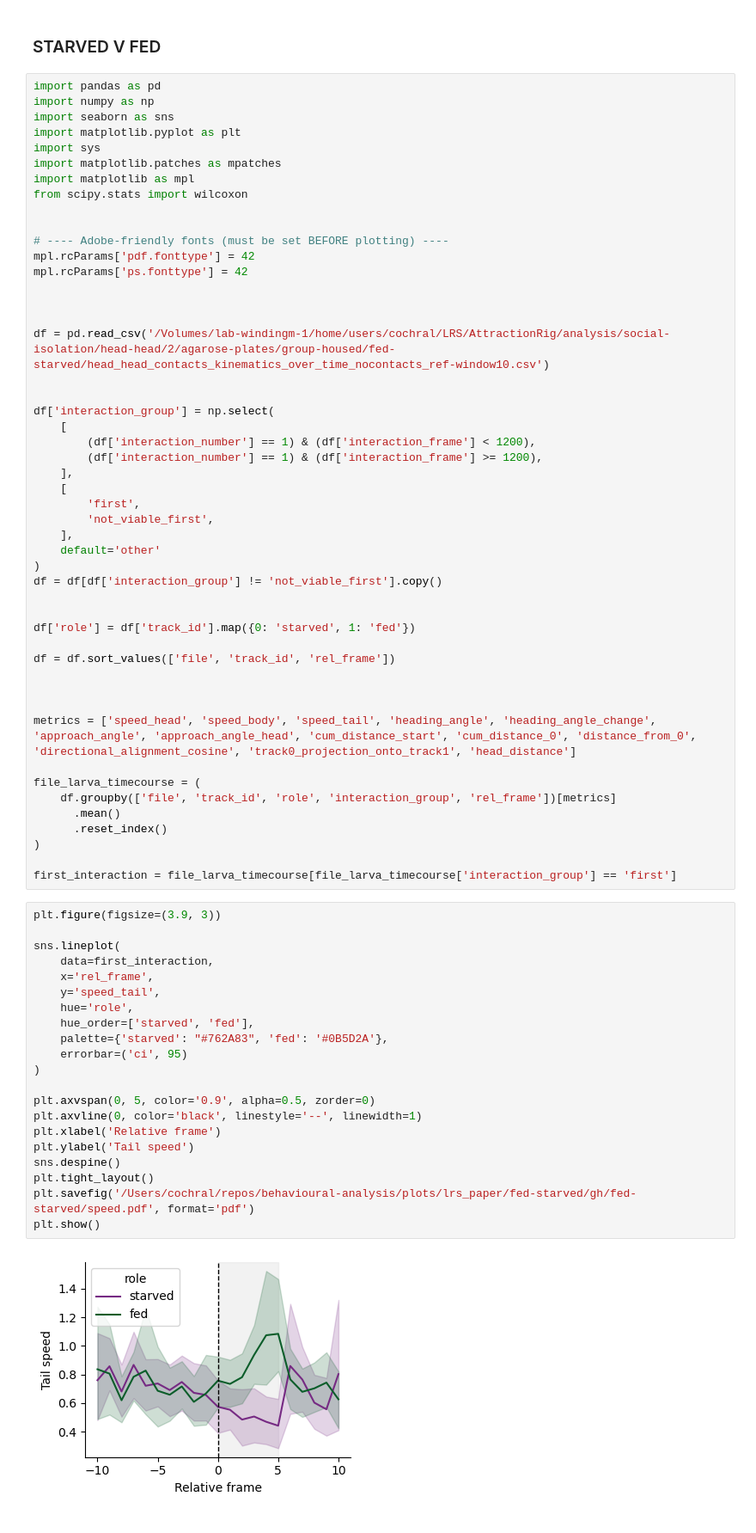
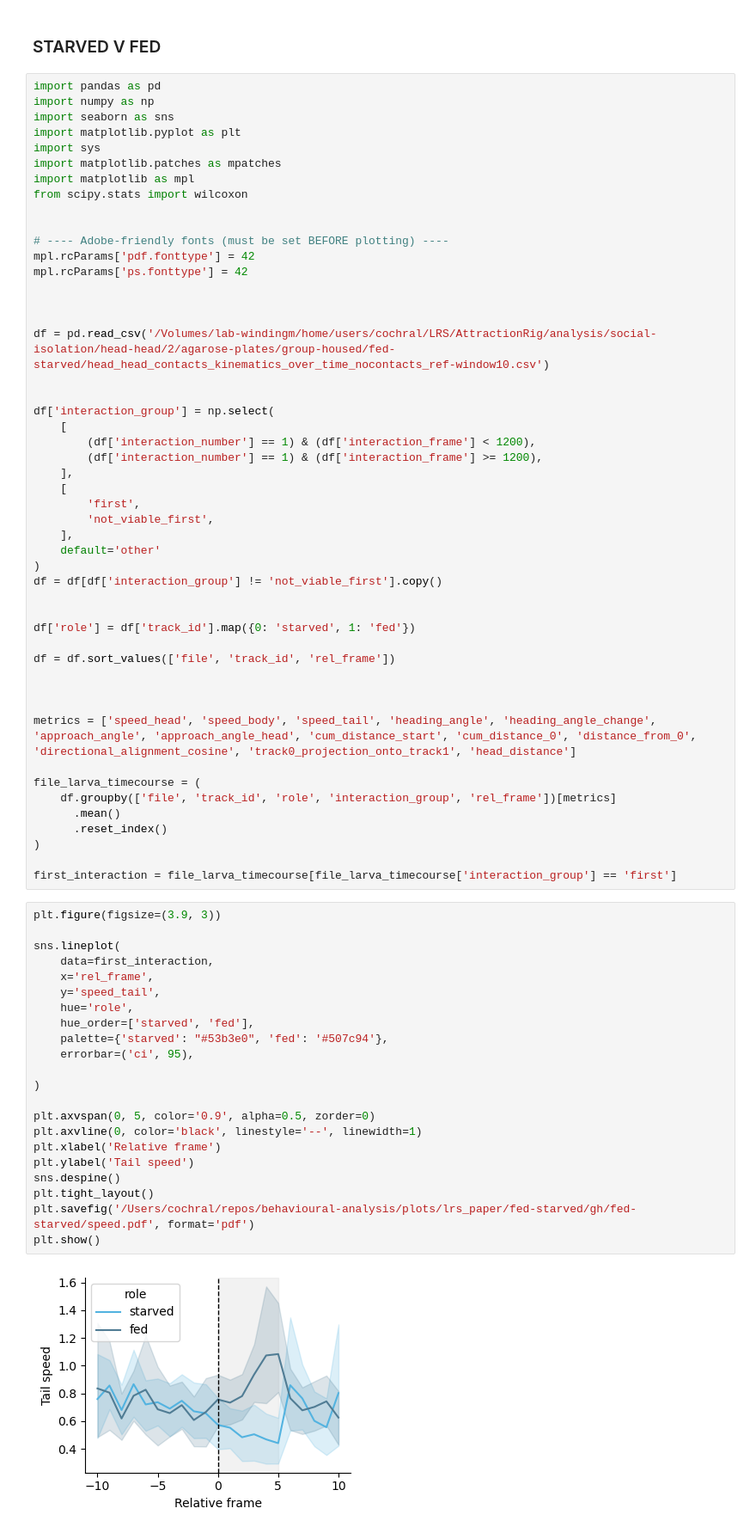
Before and after one commit to lenacochrane/behavioural-analysis, a Jupyter notebook: scripts/lrs_paper/fed-starved/gh/post-contact-fed-starved.ipynb, the cells around one changed output. Shown at 86% size. Drawn from its saved outputs; the diff is of its cells as text.

```diff
--- a/scripts/lrs_paper/fed-starved/gh/post-contact-fed-starved.ipynb
+++ b/scripts/lrs_paper/fed-starved/gh/post-contact-fed-starved.ipynb
@@ -17,7 +17,7 @@ mpl.rcParams['ps.fonttype'] = 42
 
 
 
-df = pd.read_csv('/Volumes/lab-windingm-1/home/users/cochral/LRS/AttractionRig/analysis/social-isolation/head-head/2/agarose-plates/group-housed/fed-starved/head_head_contacts_kinematics_over_time_nocontacts_ref-window10.csv')
+df = pd.read_csv('/Volumes/lab-windingm/home/users/cochral/LRS/AttractionRig/analysis/social-isolation/head-head/2/agarose-plates/group-housed/fed-starved/head_head_contacts_kinematics_over_time_nocontacts_ref-window10.csv')
 
 
 df['interaction_group'] = np.select(
@@ -52,26 +52,27 @@ first_interaction = file_larva_timecourse[file_larva_timecourse['interaction_gro
 # %%
 plt.figure(figsize=(3.9, 3))
 
 sns.lineplot(
     data=first_interaction,
     x='rel_frame',
     y='speed_tail',
     hue='role',
     hue_order=['starved', 'fed'],
-    palette={'starved': "#762A83", 'fed': '#0B5D2A'},
-    errorbar=('ci', 95)
+    palette={'starved': "#53b3e0", 'fed': '#507c94'},
+    errorbar=('ci', 95),
+
 )
 
 plt.axvspan(0, 5, color='0.9', alpha=0.5, zorder=0)
 plt.axvline(0, color='black', linestyle='--', linewidth=1)
 plt.xlabel('Relative frame')
 plt.ylabel('Tail speed')
 sns.despine()
 plt.tight_layout()
 plt.savefig('/Users/cochral/repos/behavioural-analysis/plots/lrs_paper/fed-starved/gh/fed-starved/speed.pdf', format='pdf')
 plt.show()
 # %% [output]
-[figure, old version]
+[figure, new version]
 # %%
 # Frames 1-5: average tail speed per larva, then paired fed vs starved test
 
```
Also changed, not shown: parts of 6 cells of this notebook, 18 other files.
